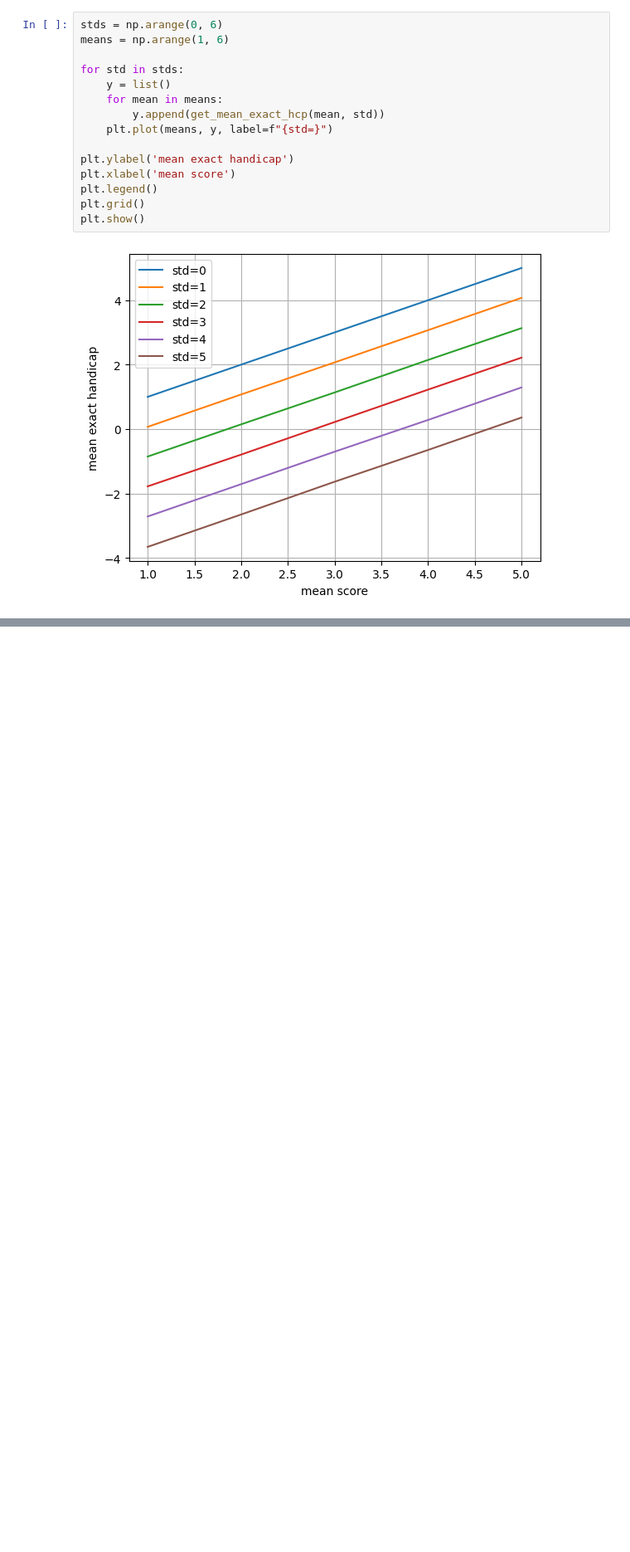
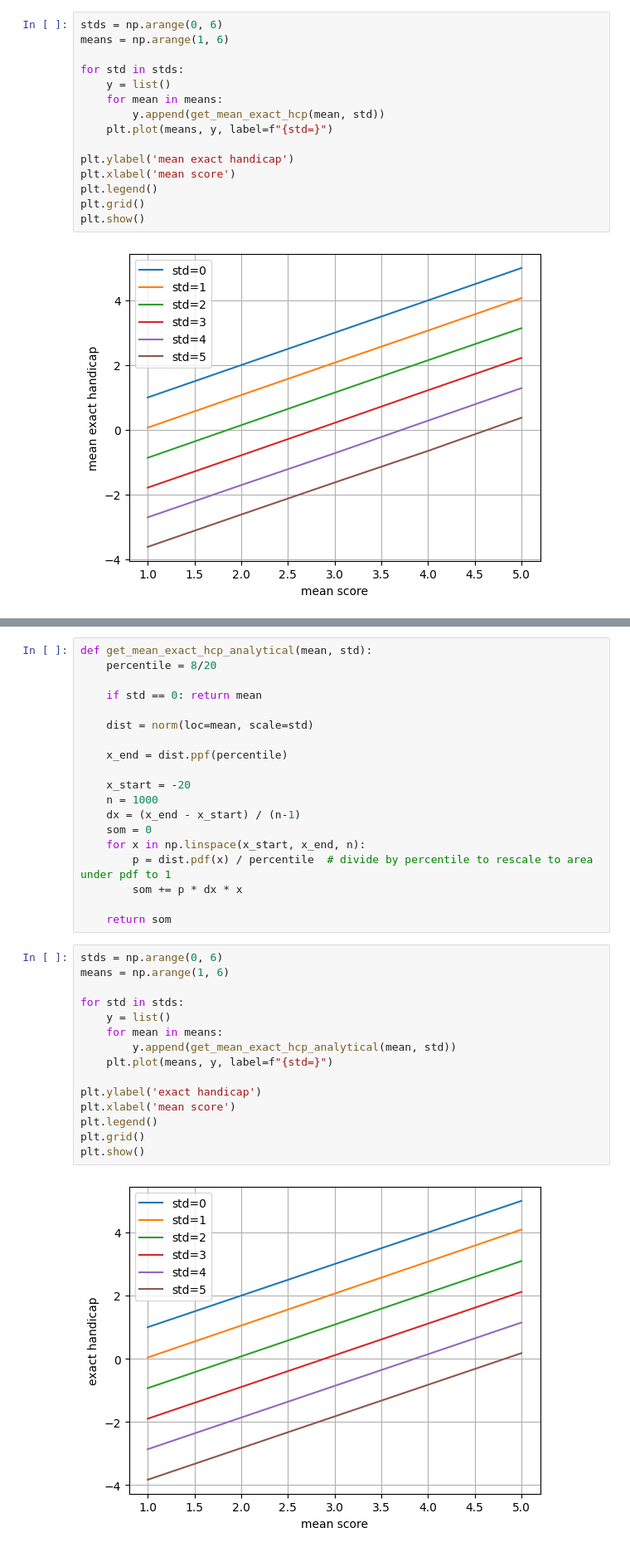
Before and after one commit to BoudewijnKlijn/misc, a Jupyter notebook: golf_winkans/exact_handicap.ipynb, the cells around one changed output, grey strips where cells are left out. Shown at 83% size. Cells and saved outputs as stored; diff of their text form; blank space fills up the shorter version.

```diff
--- a/golf_winkans/exact_handicap.ipynb
+++ b/golf_winkans/exact_handicap.ipynb
@@ -58,0 +69,36 @@ plt.show()
+# %%
+def get_mean_exact_hcp_analytical(mean, std):
+    percentile = 8/20
+
+    if std == 0: return mean
+
+    dist = norm(loc=mean, scale=std)
+
+    x_end = dist.ppf(percentile)
+
+    x_start = -20
+    n = 1000
+    dx = (x_end - x_start) / (n-1)
+    som = 0
+    for x in np.linspace(x_start, x_end, n):
+        p = dist.pdf(x) / percentile  # divide by percentile to rescale to area under pdf to 1
+        som += p * dx * x
+
+    return som
+# %%
+stds = np.arange(0, 6)
+means = np.arange(1, 6)
+
+for std in stds:
+    y = list()
+    for mean in means:
+        y.append(get_mean_exact_hcp_analytical(mean, std))
+    plt.plot(means, y, label=f"{std=}")
+
+plt.ylabel('exact handicap')
+plt.xlabel('mean score')
+plt.legend()
+plt.grid()
+plt.show()
+# %% [output]
+[figure, added]
```
Also changed, not shown: parts of 2 cells of this notebook.
